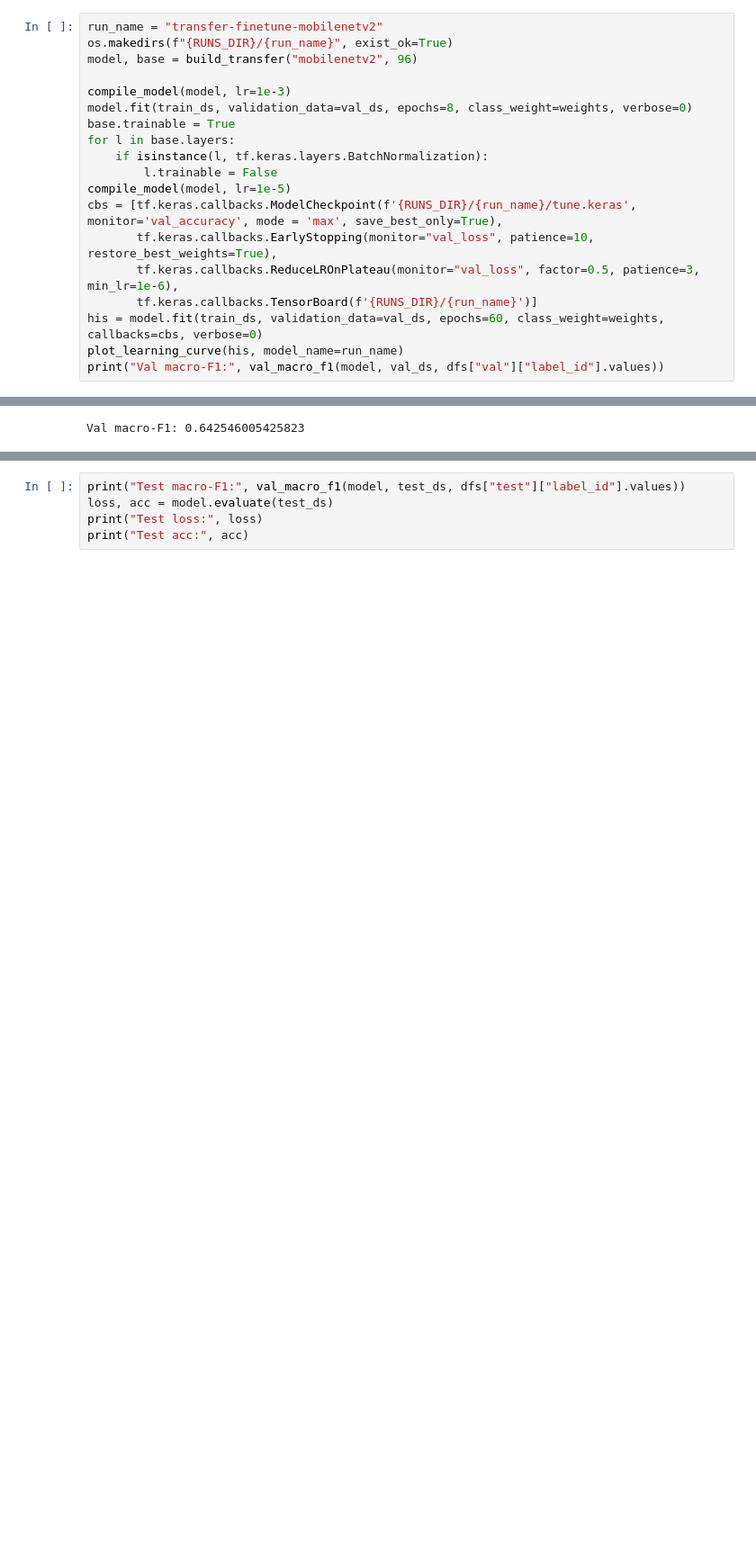
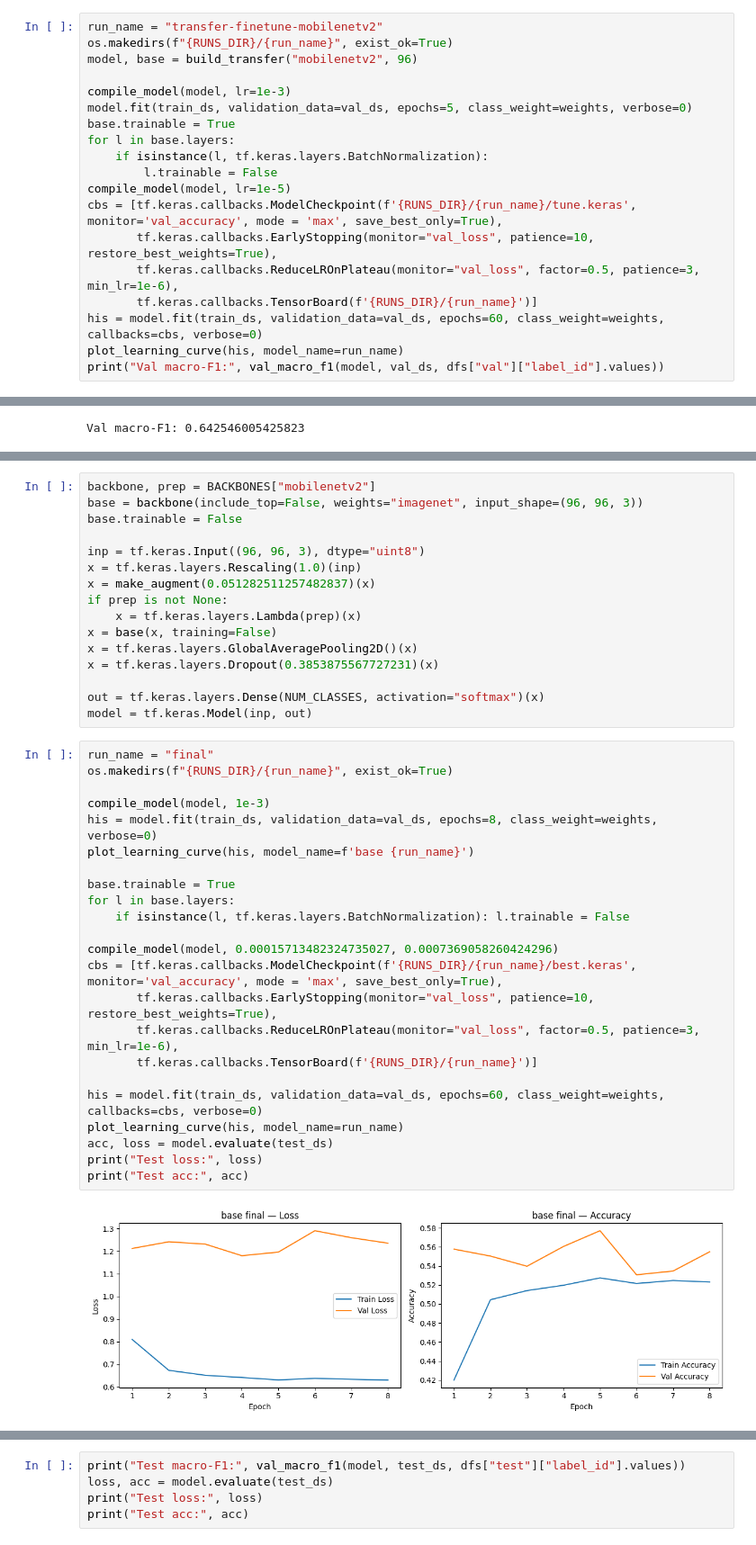
Before and after one commit to hoangmaituanhiep/DangerZoneDetection, a Jupyter notebook: notebooks/colab_setup.ipynb, the cells around one changed output, grey strips where cells are left out. Shown at 90% size. Cells and saved outputs as stored; diff of their text form; blank space fills up the shorter version.

```diff
--- a/notebooks/colab_setup.ipynb
+++ b/notebooks/colab_setup.ipynb
@@ -391,7 +371,7 @@ os.makedirs(f"{RUNS_DIR}/{run_name}", exist_ok=True)
 model, base = build_transfer("mobilenetv2", 96)
 
 compile_model(model, lr=1e-3)
-model.fit(train_ds, validation_data=val_ds, epochs=8, class_weight=weights, verbose=0)
+model.fit(train_ds, validation_data=val_ds, epochs=5, class_weight=weights, verbose=0)
 base.trainable = True
 for l in base.layers:
     if isinstance(l, tf.keras.layers.BatchNormalization):
@@ -411,0 +425,41 @@ Val macro-F1: 0.642546005425823
+# %%
+backbone, prep = BACKBONES["mobilenetv2"]
+base = backbone(include_top=False, weights="imagenet", input_shape=(96, 96, 3))
+base.trainable = False
+
+inp = tf.keras.Input((96, 96, 3), dtype="uint8")
+x = tf.keras.layers.Rescaling(1.0)(inp)
+x = make_augment(0.051282511257482837)(x)
+if prep is not None:
+    x = tf.keras.layers.Lambda(prep)(x)
+x = base(x, training=False)
+x = tf.keras.layers.GlobalAveragePooling2D()(x)
+x = tf.keras.layers.Dropout(0.3853875567727231)(x)
+
+out = tf.keras.layers.Dense(NUM_CLASSES, activation="softmax")(x)
+model = tf.keras.Model(inp, out)
+# %%
+run_name = "final"
+os.makedirs(f"{RUNS_DIR}/{run_name}", exist_ok=True)
+
+compile_model(model, 1e-3)
+his = model.fit(train_ds, validation_data=val_ds, epochs=8, class_weight=weights, verbose=0)
+plot_learning_curve(his, model_name=f'base {run_name}')
+
+base.trainable = True
+for l in base.layers:
+    if isinstance(l, tf.keras.layers.BatchNormalization): l.trainable = False
+
+compile_model(model, 0.00015713482324735027, 0.0007369058260424296)
+cbs = [tf.keras.callbacks.ModelCheckpoint(f'{RUNS_DIR}/{run_name}/best.keras', monitor='val_accuracy', mode = 'max', save_best_only=True),
+       tf.keras.callbacks.EarlyStopping(monitor="val_loss", patience=10, restore_best_weights=True),
+       tf.keras.callbacks.ReduceLROnPlateau(monitor="val_loss", factor=0.5, patience=3, min_lr=1e-6),
+       tf.keras.callbacks.TensorBoard(f'{RUNS_DIR}/{run_name}')]
+
+his = model.fit(train_ds, validation_data=val_ds, epochs=60, class_weight=weights, callbacks=cbs, verbose=0)
+plot_learning_curve(his, model_name=run_name)
+acc, loss = model.evaluate(test_ds)
+print("Test loss:", loss)
+print("Test acc:", acc)
+# %% [output]
+[figure, added]
```
Also changed, not shown: parts of 6 cells of this notebook.
